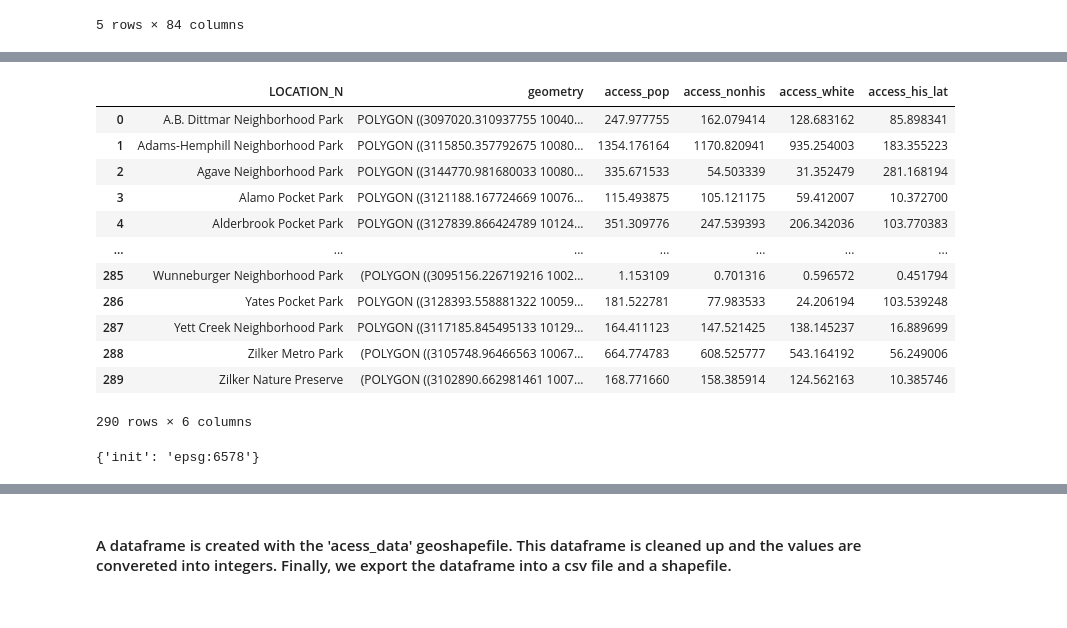
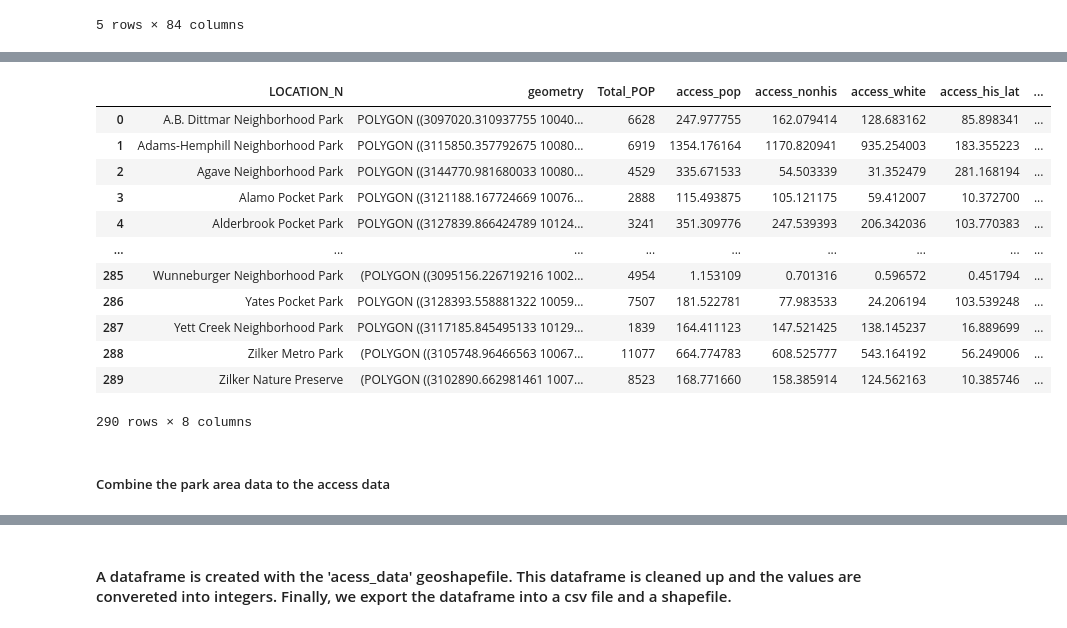
Before and after one commit to vsibarra/park-equity-atx, a Jupyter notebook: notebooks/Access_Quarter Buffer_ACS17_5yr_shapefiles.ipynb, the cells around one changed output, grey strips where cells are left out. Cells and saved outputs as stored; diff of their text form; code cells hidden in the pictures.

```diff
--- a/notebooks/Access_Quarter Buffer_ACS17_5yr_shapefiles.ipynb
+++ b/notebooks/Access_Quarter Buffer_ACS17_5yr_shapefiles.ipynb
@@ -198,24 +128,21 @@ Index(['level_0', 'index', 'GEOID10', 'ALAND10', 'AWATER10', 'INTPTLAT10',
 # %%
-race_calc = race_clip[['LOCATION_N', 'access_pop', 'access_nonhis','access_white', 'access_his_lat','geometry']]
-
+race_calc = race_clip[['LOCATION_N', 'Total_POP','access_pop', 'access_nonhis','access_white', 'access_his_lat','area_intersec','geometry']]
 access_data = race_calc.dissolve(by='LOCATION_N',as_index=False, aggfunc='sum')
-access_data.to_file(wd+"data/access/access_data_race_ACS17.shp")
-access_data
-# %% [output]
-|  | LOCATION_N | geometry | access_pop | access_nonhis | access_white | access_his_lat |
-| 0 | A.B. Dittmar Neighborhood Park | POLYGON ((3097020.310937755 10040... | 247.977755 | 162.079414 | 128.683162 | 85.898341 |
-| 1 | Adams-Hemphill Neighborhood Park | POLYGON ((3115850.357792675 10080... | 1354.176164 | 1170.820941 | 935.254003 | 183.355223 |
-| 2 | Agave Neighborhood Park | POLYGON ((3144770.981680033 10080... | 335.671533 | 54.503339 | 31.352479 | 281.168194 |
-| 3 | Alamo Pocket Park | POLYGON ((3121188.167724669 10076... | 115.493875 | 105.121175 | 59.412007 | 10.372700 |
-| 4 | Alderbrook Pocket Park | POLYGON ((3127839.866424789 10124... | 351.309776 | 247.539393 | 206.342036 | 103.770383 |
-| ... | ... | ... | ... | ... | ... | ... |
-| 285 | Wunneburger Neighborhood Park | (POLYGON ((3095156.226719216 1002... | 1.153109 | 0.701316 | 0.596572 | 0.451794 |
-| 286 | Yates Pocket Park | POLYGON ((3128393.558881322 10059... | 181.522781 | 77.983533 | 24.206194 | 103.539248 |
-| 287 | Yett Creek Neighborhood Park | POLYGON ((3117185.845495133 10129... | 164.411123 | 147.521425 | 138.145237 | 16.889699 |
-| 288 | Zilker Metro Park | (POLYGON ((3105748.96466563 10067... | 664.774783 | 608.525777 | 543.164192 | 56.249006 |
-| 289 | Zilker Nature Preserve | (POLYGON ((3102890.662981461 1007... | 168.771660 | 158.385914 | 124.562163 | 10.385746 |
-290 rows × 6 columns
 # %%
-access_data.crs
+access_data
 # %% [output]
+|  | LOCATION_N | geometry | Total_POP | access_pop | access_nonhis | access_white | access_his_lat | ... |
+| 0 | A.B. Dittmar Neighborhood Park | POLYGON ((3097020.310937755 10040... | 6628 | 247.977755 | 162.079414 | 128.683162 | 85.898341 | ... |
+| 1 | Adams-Hemphill Neighborhood Park | POLYGON ((3115850.357792675 10080... | 6919 | 1354.176164 | 1170.820941 | 935.254003 | 183.355223 | ... |
+| 2 | Agave Neighborhood Park | POLYGON ((3144770.981680033 10080... | 4529 | 335.671533 | 54.503339 | 31.352479 | 281.168194 | ... |
+| 3 | Alamo Pocket Park | POLYGON ((3121188.167724669 10076... | 2888 | 115.493875 | 105.121175 | 59.412007 | 10.372700 | ... |
+| 4 | Alderbrook Pocket Park | POLYGON ((3127839.866424789 10124... | 3241 | 351.309776 | 247.539393 | 206.342036 | 103.770383 | ... |
+| ... | ... | ... | ... | ... | ... | ... | ... | ... |
+| 285 | Wunneburger Neighborhood Park | (POLYGON ((3095156.226719216 1002... | 4954 | 1.153109 | 0.701316 | 0.596572 | 0.451794 | ... |
+| 286 | Yates Pocket Park | POLYGON ((3128393.558881322 10059... | 7507 | 181.522781 | 77.983533 | 24.206194 | 103.539248 | ... |
+| 287 | Yett Creek Neighborhood Park | POLYGON ((3117185.845495133 10129... | 1839 | 164.411123 | 147.521425 | 138.145237 | 16.889699 | ... |
+| 288 | Zilker Metro Park | (POLYGON ((3105748.96466563 10067... | 11077 | 664.774783 | 608.525777 | 543.164192 | 56.249006 | ... |
+| 289 | Zilker Nature Preserve | (POLYGON ((3102890.662981461 1007... | 8523 | 168.771660 | 158.385914 | 124.562163 | 10.385746 | ... |
-{'init': 'epsg:6578'}
+290 rows × 8 columns
+# %% [markdown]
+##### Combine the park area data to the access data
```
Also changed, not shown: parts of 89 cells of this notebook, 55 other files.
